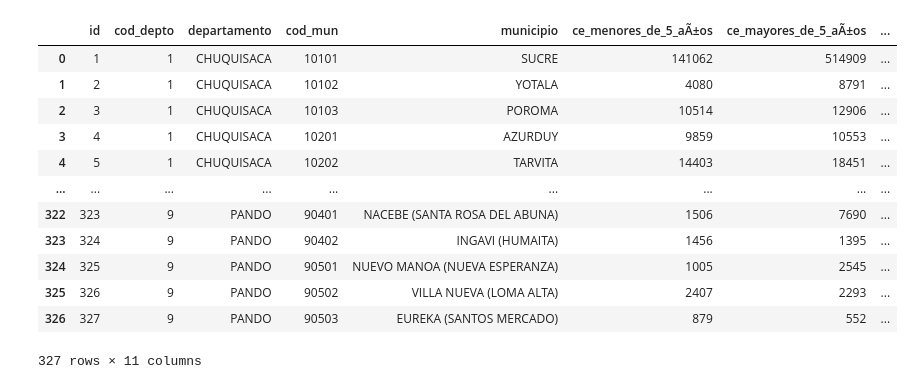
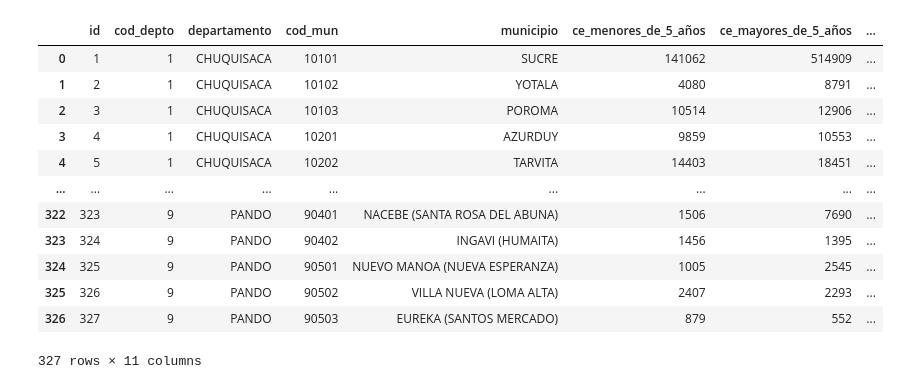
Before and after one commit to smeerkahoven/maternologico-bigdata, a Jupyter notebook: source/consulta_externa/consulta_externa.ipynb, the cells around one changed output. Drawn from its saved outputs; the diff is of its cells as text; code cells hidden in the pictures.

```diff
--- a/source/consulta_externa/consulta_externa.ipynb
+++ b/source/consulta_externa/consulta_externa.ipynb
@@ -1,12 +161,9 @@
 # %%
-%config IPCompleter.greedy=True
 import pandas as pd
-
-df_data = pd.read_csv('consultas_externas_2009.csv', sep = ';',encoding = "ISO-8859-1")
-
-df_data
+df_consulta = pd.read_csv('consultas_externas_2009.csv', sep = ';')
+df_consulta
 # %% [output]
-|  | id | cod_depto | departamento | cod_mun | municipio | ce_menores_de_5_aÃ±os | ce_mayores_de_5_aÃ±os | ... |
+|  | id | cod_depto | departamento | cod_mun | municipio | ce_menores_de_5_años | ce_mayores_de_5_años | ... |
 | 0 | 1 | 1 | CHUQUISACA | 10101 | SUCRE | 141062 | 514909 | ... |
 | 1 | 2 | 1 | CHUQUISACA | 10102 | YOTALA | 4080 | 8791 | ... |
 | 2 | 3 | 1 | CHUQUISACA | 10103 | POROMA | 10514 | 12906 | ... |
```
Also changed, not shown: parts of 5 cells of this notebook, 10 other files.
